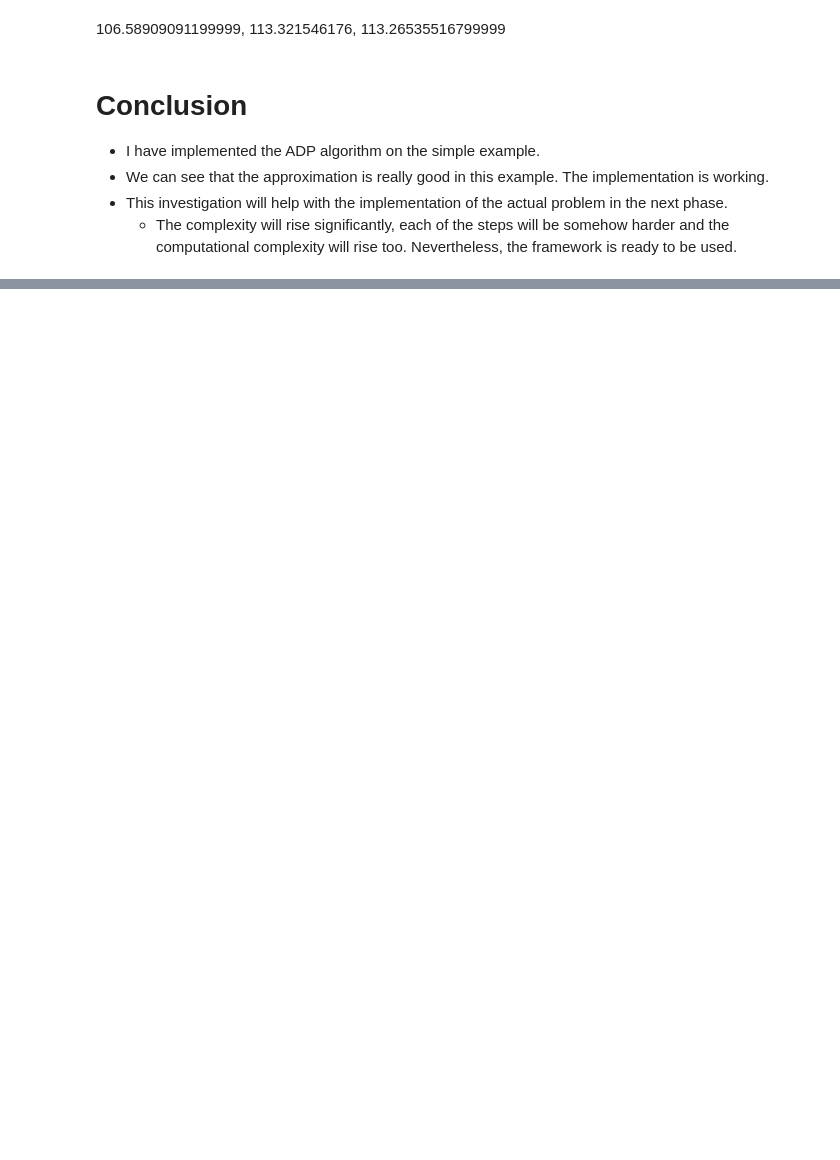
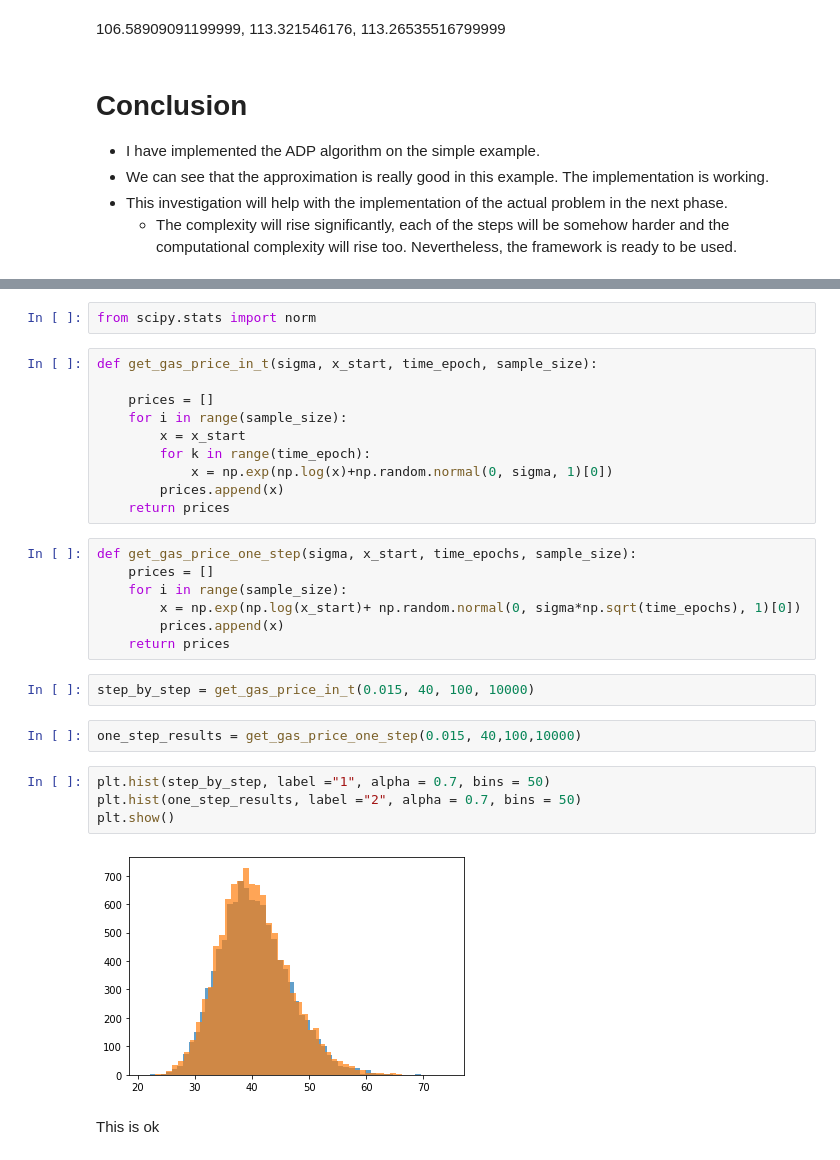
Before and after one commit to Filip-Rolenec/MT, a Jupyter notebook: MTpython/Code investigations/ADP programs /ADP algorithm - investigation.ipynb, the cells around one changed output, grey strips where cells are left out. Drawn from its saved outputs; the diff is of its cells as text; blank space fills up the shorter version.

Commit message:
First time working ADP algorithm on real case

```diff
--- a/MTpython/Code investigations/ADP programs /ADP algorithm - investigation.ipynb
+++ b/MTpython/Code investigations/ADP programs /ADP algorithm - investigation.ipynb
@@ -266,0 +287,31 @@ array([106.69024172, 113.28469842, 113.22032903])
+# %%
+from scipy.stats import norm
+# %%
+def get_gas_price_in_t(sigma, x_start, time_epoch, sample_size):
+
+    prices = []
+    for i in range(sample_size):
+        x = x_start
+        for k in range(time_epoch):
+            x = np.exp(np.log(x)+np.random.normal(0, sigma, 1)[0])
+        prices.append(x)
+    return prices
+# %%
+def get_gas_price_one_step(sigma, x_start, time_epochs, sample_size):
+    prices = []
+    for i in range(sample_size):
+        x = np.exp(np.log(x_start)+ np.random.normal(0, sigma*np.sqrt(time_epochs), 1)[0])
+        prices.append(x)
+    return prices
+# %%
+step_by_step = get_gas_price_in_t(0.015, 40, 100, 10000)
+# %%
+one_step_results = get_gas_price_one_step(0.015, 40,100,10000)
+# %%
+plt.hist(step_by_step, label ="1", alpha = 0.7, bins = 50)
+plt.hist(one_step_results, label ="2", alpha = 0.7, bins = 50)
+plt.show()
+# %% [output]
+[figure, added]
+# %% [markdown]
+This is ok
```
Also changed, not shown: parts of 52 cells of this notebook, 13 other files.
